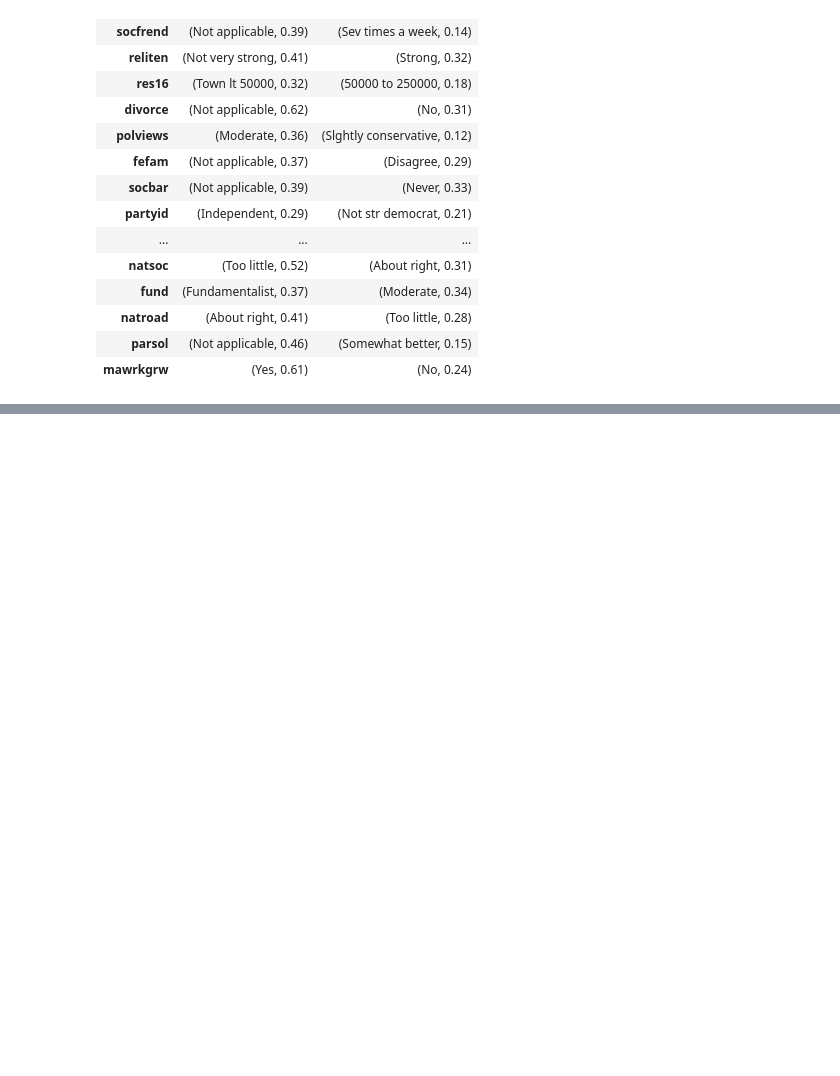
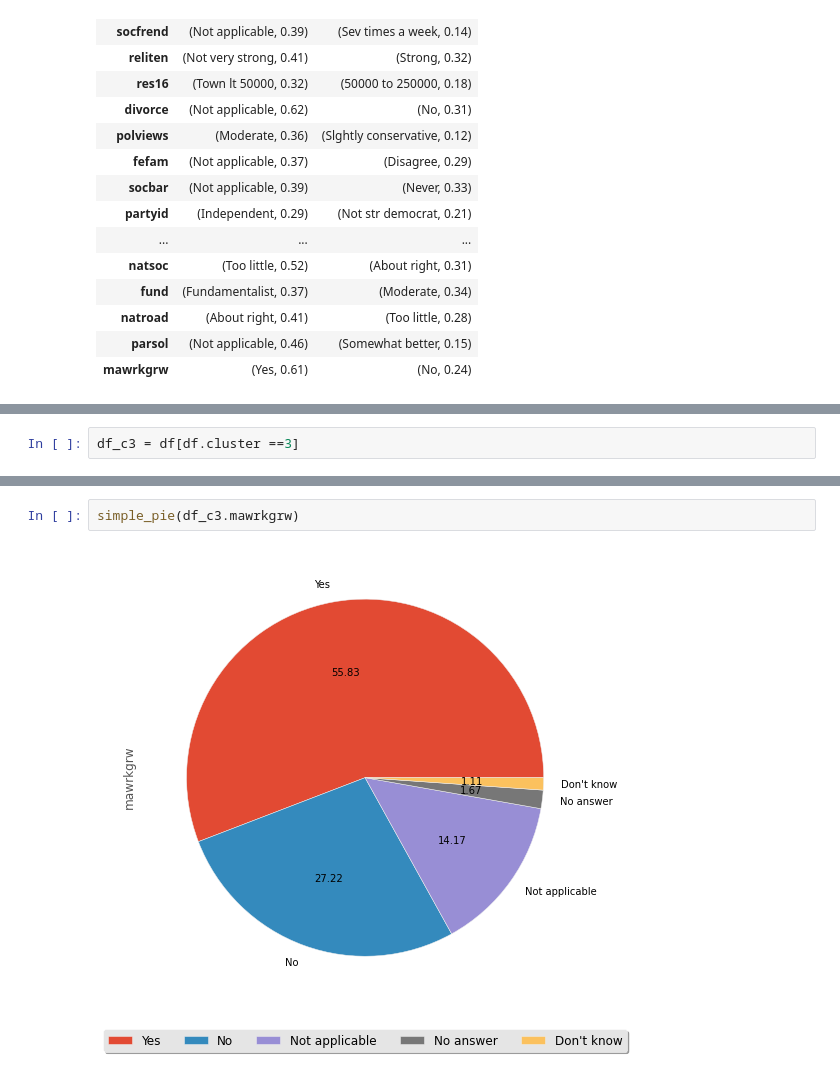
Before and after one commit to banjopickin/women_workforce, a Jupyter notebook: FC_analysis.ipynb, the cells around one changed output, grey strips where cells are left out. Saved outputs shown, nothing was run; the diff lists cells and outputs as text; blank space fills up the shorter version.

Commit message:
unemployed cluster analysis, done

```diff
--- a/FC_analysis.ipynb
+++ b/FC_analysis.ipynb
@@ -167,0 +235,2 @@ df.agekdbrn.median()
+# %%
+df_c3 = df[df.cluster ==3]
@@ -167,0 +329,4 @@ df.agekdbrn.median()
+# %%
+simple_pie(df_c3.mawrkgrw)
+# %% [output]
+[figure, added]
```
Also changed, not shown: parts of 27 cells of this notebook, 1 other file.
